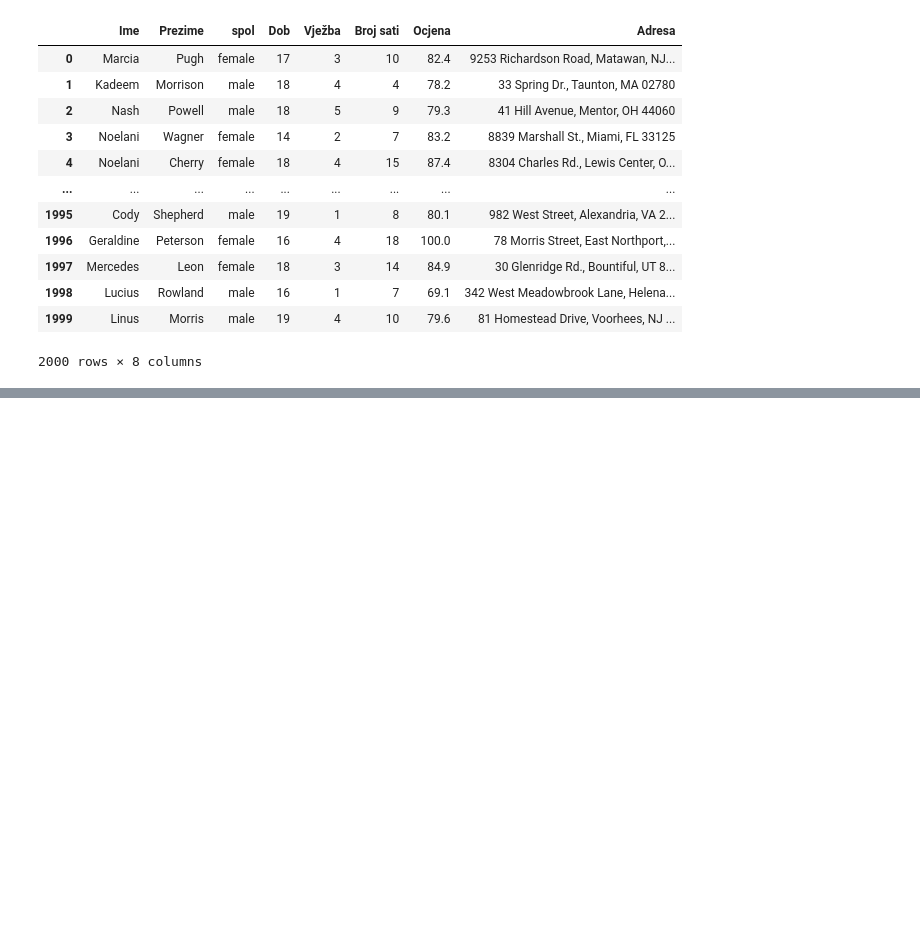
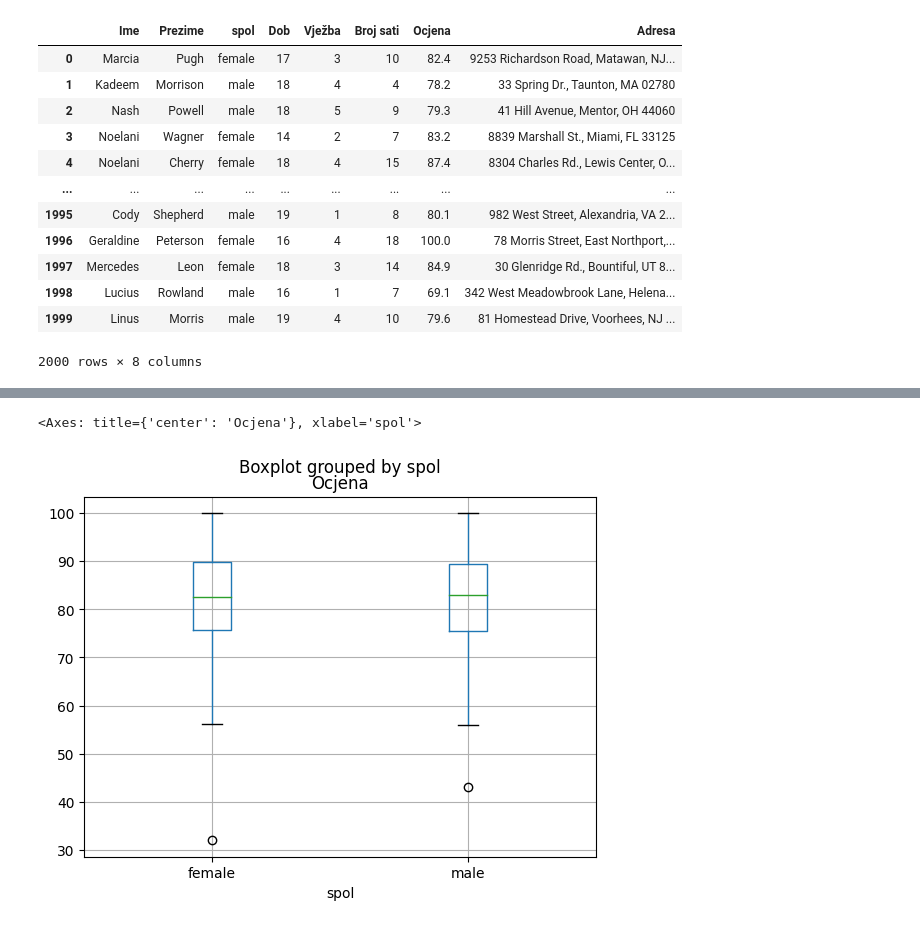
Before and after one commit to nenadmark/python1, a Jupyter notebook: DATA-Python/06.03 - 10.03/ocjene_analiza.ipynb, the cells around one changed output, grey strips where cells are left out. Saved outputs shown, nothing was run; the diff lists cells and outputs as text; code cells hidden in the pictures; blank space fills up the shorter version.

```diff
--- a/DATA-Python/06.03 - 10.03/ocjene_analiza.ipynb
+++ b/DATA-Python/06.03 - 10.03/ocjene_analiza.ipynb
@@ -102,0 +152,6 @@ grades_df
+# %%
+grades_df.boxplot(column="Ocjena", by="spol")
+# ovo bi bio dobar graficki prikaz onoga sto nam vraca describe
+# %% [output]
+<Axes: title={'center': 'Ocjena'}, xlabel='spol'>
+[figure, added]
```
Also changed, not shown: parts of 21 cells of this notebook, 2 other files.
